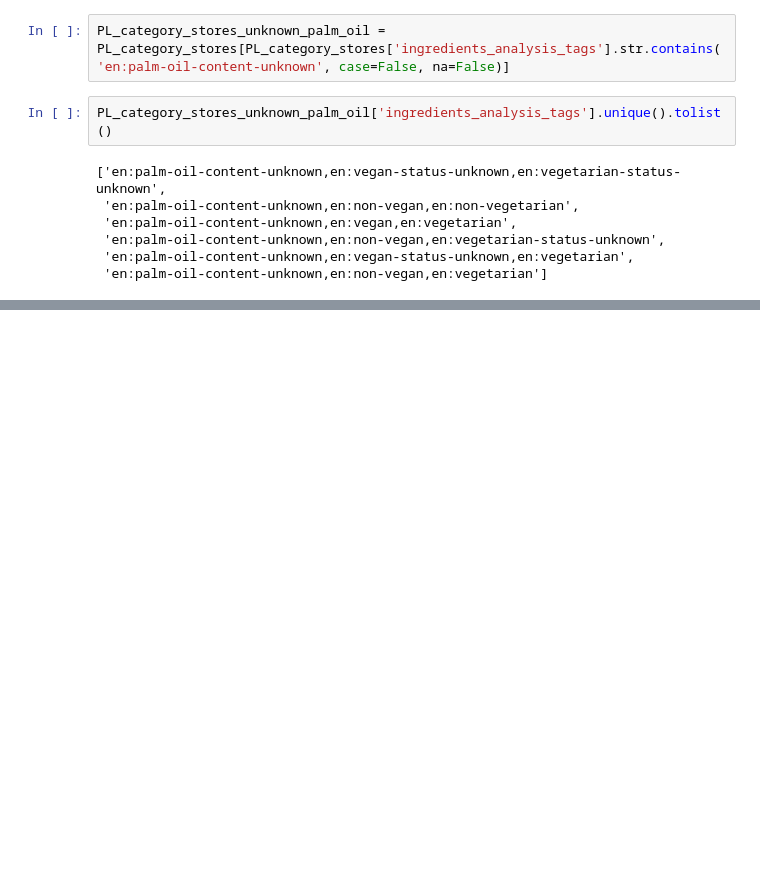
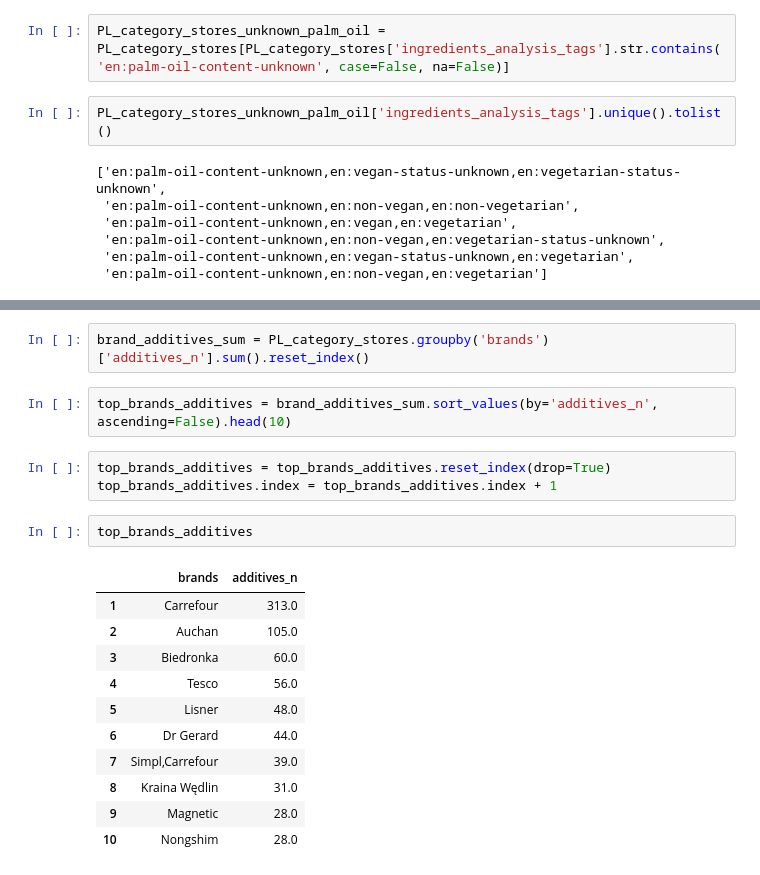
Before and after one commit to KacperWalkusz/Project-Healthy-Food-Analysis, a Jupyter notebook: Healthy food analysis.ipynb, the cells around one changed output, grey strips where cells are left out. Cells and saved outputs as stored; diff of their text form; blank space fills up the shorter version.

```diff
--- a/Healthy food analysis.ipynb
+++ b/Healthy food analysis.ipynb
@@ -338,0 +401,21 @@ PL_category_stores_unknown_palm_oil['ingredients_analysis_tags'].unique().tolist
+# %%
+brand_additives_sum = PL_category_stores.groupby('brands')['additives_n'].sum().reset_index()
+# %%
+top_brands_additives = brand_additives_sum.sort_values(by='additives_n', ascending=False).head(10)
+# %%
+top_brands_additives = top_brands_additives.reset_index(drop=True)
+top_brands_additives.index = top_brands_additives.index + 1
+# %%
+top_brands_additives
+# %% [output]
+|  | brands | additives_n |
+| 1 | Carrefour | 313.0 |
+| 2 | Auchan | 105.0 |
+| 3 | Biedronka | 60.0 |
+| 4 | Tesco | 56.0 |
+| 5 | Lisner | 48.0 |
+| 6 | Dr Gerard | 44.0 |
+| 7 | Simpl,Carrefour | 39.0 |
+| 8 | Kraina Wędlin | 31.0 |
+| 9 | Magnetic | 28.0 |
+| 10 | Nongshim | 28.0 |
```
Also changed, not shown: parts of 17 cells of this notebook.
